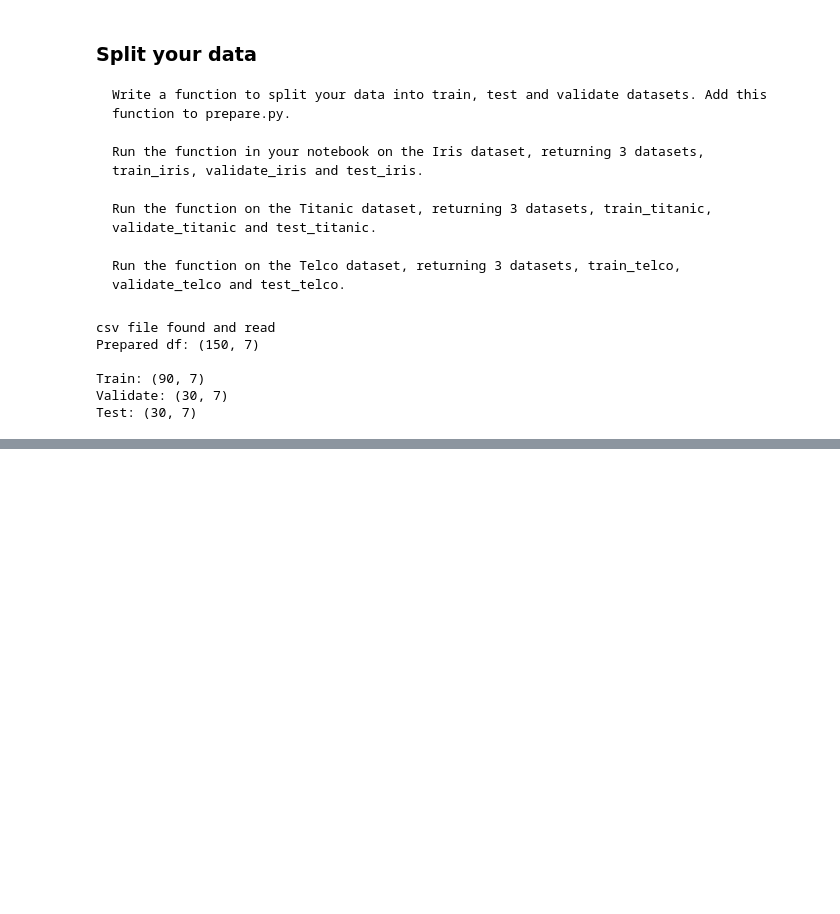
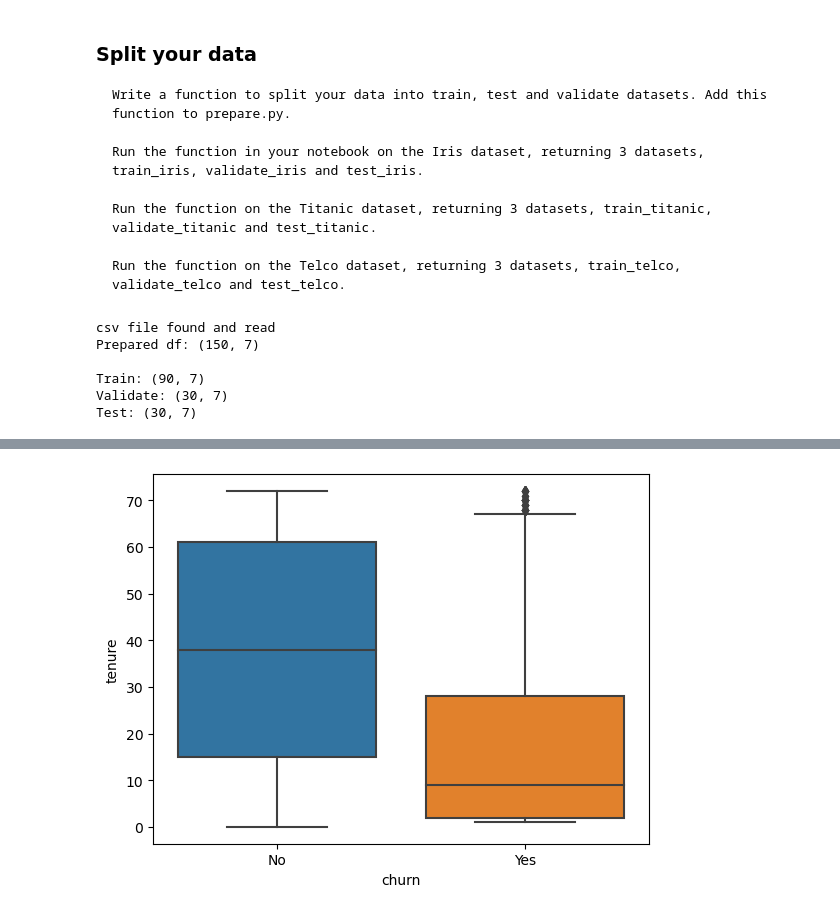
Before and after one commit to corey-hermesch/classification-exercises, a Jupyter notebook: classification_exercises.ipynb, the cells around one changed output, grey strips where cells are left out. Drawn from its saved outputs; the diff is of its cells as text; code cells hidden in the pictures; blank space fills up the shorter version.

```diff
--- a/classification_exercises.ipynb
+++ b/classification_exercises.ipynb
@@ -1233,0 +1257,5 @@ plt.show()
+# %%
+sns.boxplot(data=ne_train, x='churn', y='tenure')
+plt.show()
+# %% [output]
+[figure, added]
```
Also changed, not shown: parts of 122 cells of this notebook, 2 other files.
